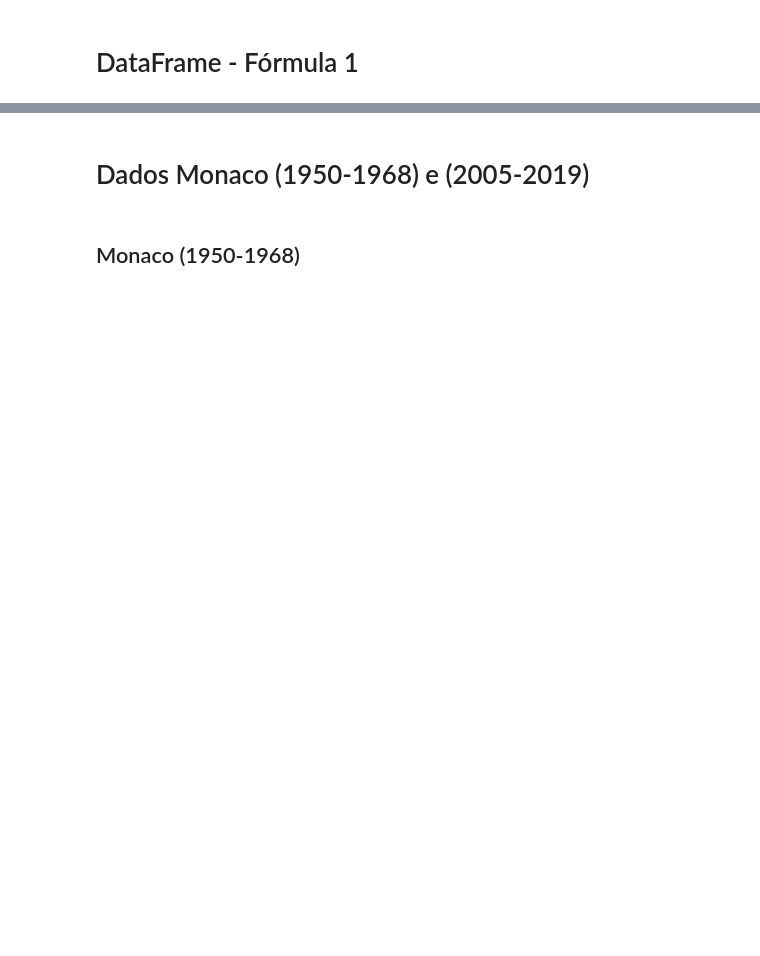
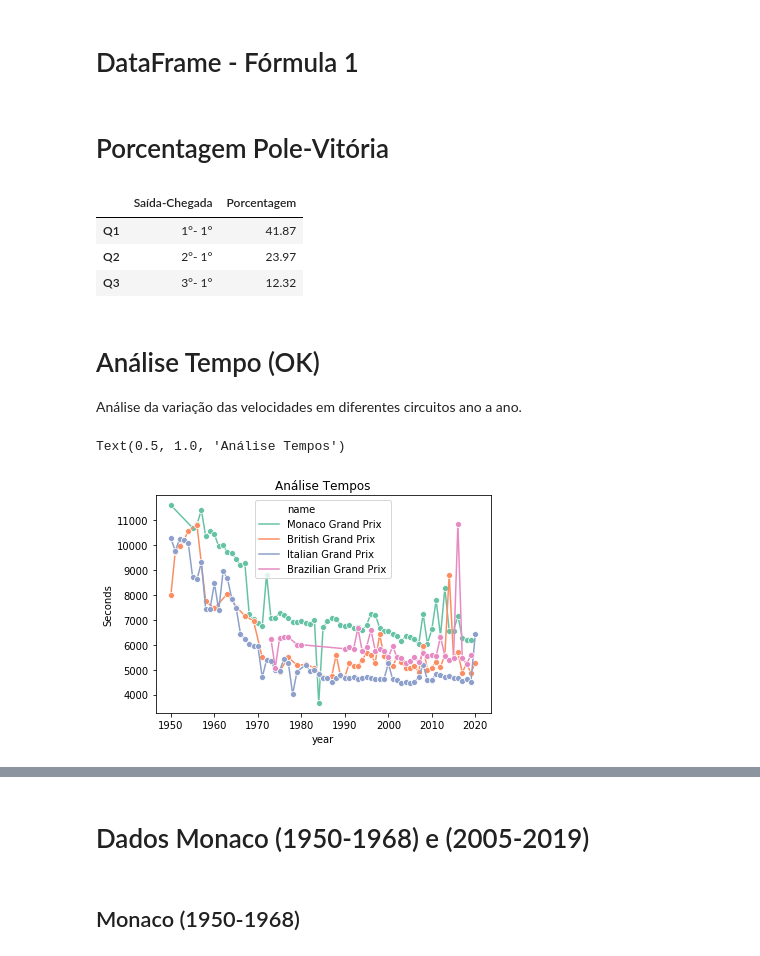
Before and after one commit to Caioviniciusb/Projeto_ICD, a Jupyter notebook: Projeto_ICD.ipynb, the cells around one changed output, grey strips where cells are left out. Cells and saved outputs as stored; diff of their text form; code cells hidden in the pictures; blank space fills up the shorter version.

```diff
--- a/Projeto_ICD.ipynb
+++ b/Projeto_ICD.ipynb
@@ -262,2 +265,4 @@ formula_1 = formula_1.reindex(columns=["raceId","round","circuitId","name","date
 formula_1 = formula_1.drop_duplicates()
 formula_1 = formula_1.sort_values(by="date")
+# %% [markdown]
+# Porcentagem Pole-Vitória
@@ -263,0 +285,39 @@ formula_1 = formula_1.sort_values(by="date")
+# %%
+valores_dict = {"Q1": porc, "Q2": porc_2, "Q3": porc_3}
+valores_dict_2 = {"Q1": "1°- 1°", "Q2": "2°- 1°", "Q3": "3°- 1°"}
+
+valores = pd.Series(valores_dict)
+valores_2 = pd.Series(valores_dict_2)
+
+porc_valores = pd.DataFrame({"Saída-Chegada": valores_2 ,"Porcentagem" : valores_dict})
+porc_valores
+# %% [output]
+|  | Saída-Chegada | Porcentagem |
+| Q1 | 1°- 1° | 41.87 |
+| Q2 | 2°- 1° | 23.97 |
+| Q3 | 3°- 1° | 12.32 |
+# %% [markdown]
+# Análise Tempo (OK)
+
+Análise da variação das velocidades em diferentes circuitos ano a ano.
+# %%
+formula_1_speed =  formula_1
+formula_1_speed = formula_1_speed.drop(["round","driverId",
+                          "code","constructorId","fastestLapTime","fastestLapSpeed"], axis=1)
+
+formula_1_speed = formula_1_speed[(formula_1_speed.circuitId == 6) | (formula_1_speed.circuitId == 14) |
+                                  (formula_1_speed.circuitId == 18) | (formula_1_speed.circuitId == 9)]
+
+formula_1_speed = formula_1_speed.drop(14186)
+formula_1_speed = formula_1_speed.sort_values(by="circuitId")
+
+formula_1_speed_t = formula_1_speed["time"]
+formula_1_speed_dt = pd.to_datetime(formula_1_speed_t, format='%H:%M:%S.%f', errors='ignore')
+formula_1_speed_seconds = (formula_1_speed_dt.dt.hour*60+formula_1_speed_dt.dt.minute)*60 + formula_1_speed_dt.dt.second
+formula_1_speed["Seconds"] = formula_1_speed_seconds
+# %%
+sns.lineplot(data=formula_1_speed, x="year", y="Seconds", hue="name", marker="o")
+plt.title("Análise Tempos")
+# %% [output]
+Text(0.5, 1.0, 'Análise Tempos')
+[figure, added]
```
Also changed, not shown: parts of 23 cells of this notebook.
